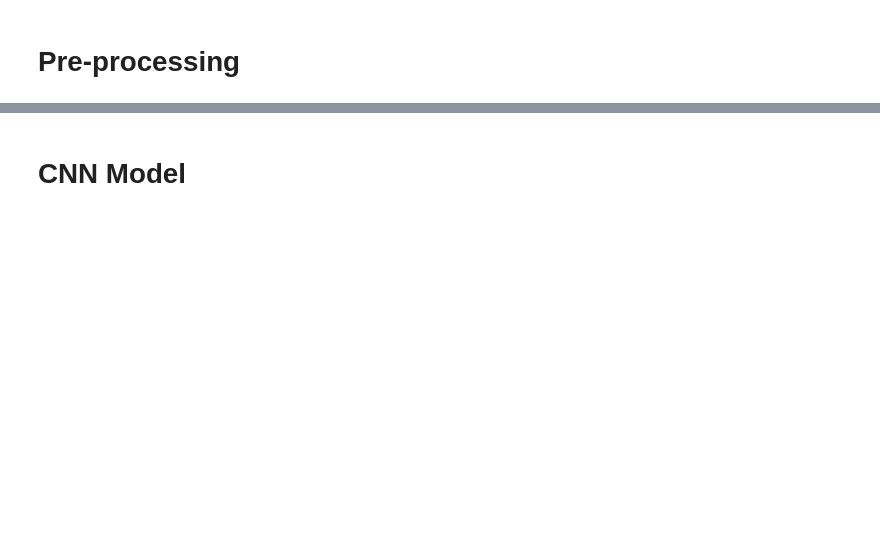
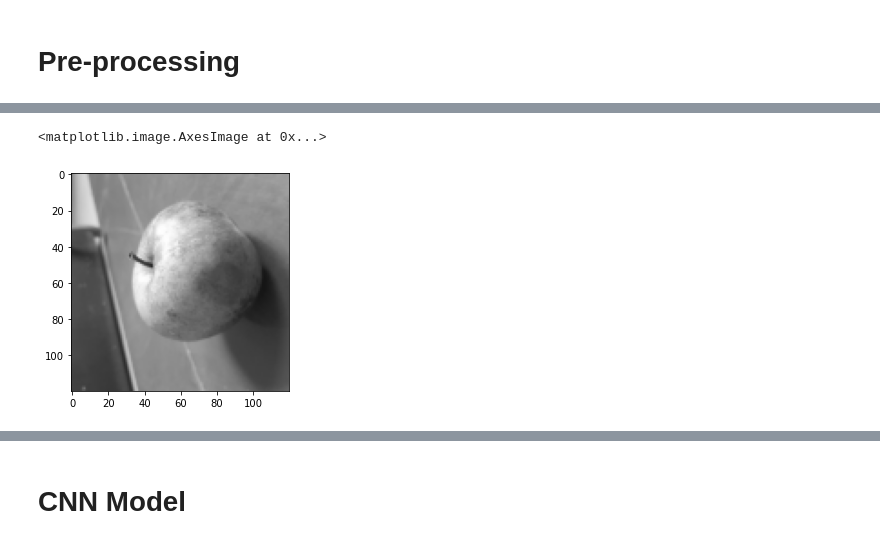
Before and after one commit to ChetanKrishna07/Fruit_Recognition, a Jupyter notebook: Fruit Recognition.ipynb, the cells around one changed output, grey strips where cells are left out. Saved outputs shown, nothing was run; the diff lists cells and outputs as text; code cells hidden in the pictures; blank space fills up the shorter version.

```diff
--- a/Fruit Recognition.ipynb
+++ b/Fruit Recognition.ipynb
@@ -32,0 +71,9 @@ plt.imshow(training_set.next()[0][1])
+# %%
+# convert from integers to floats and normalize to range 0-1
+norm_trainX = trainX.astype('float32')/255.0
+norm_testX = testX.astype('float32')/255.0
+# %%
+plt.imshow(norm_testX[10])
+# %% [output]
+<matplotlib.image.AxesImage at 0x...>
+[figure, added]
```
Also changed, not shown: parts of 29 cells of this notebook, 1 other file.
